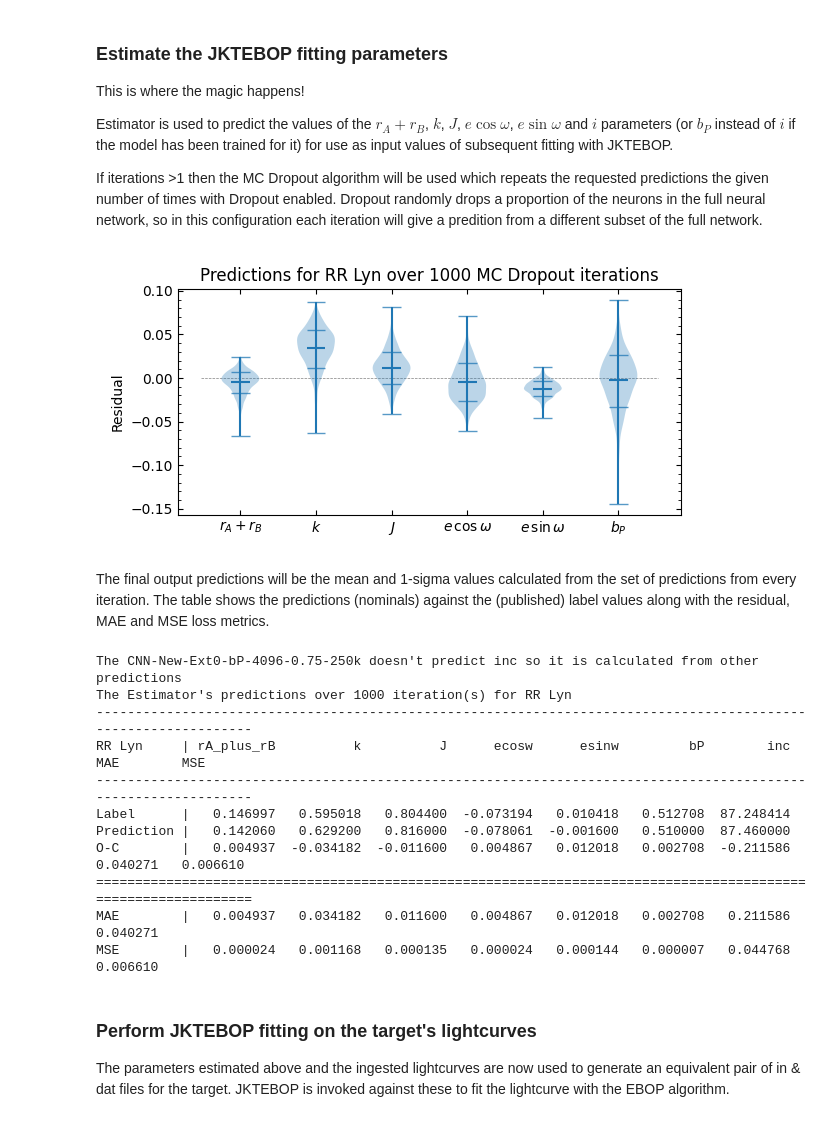
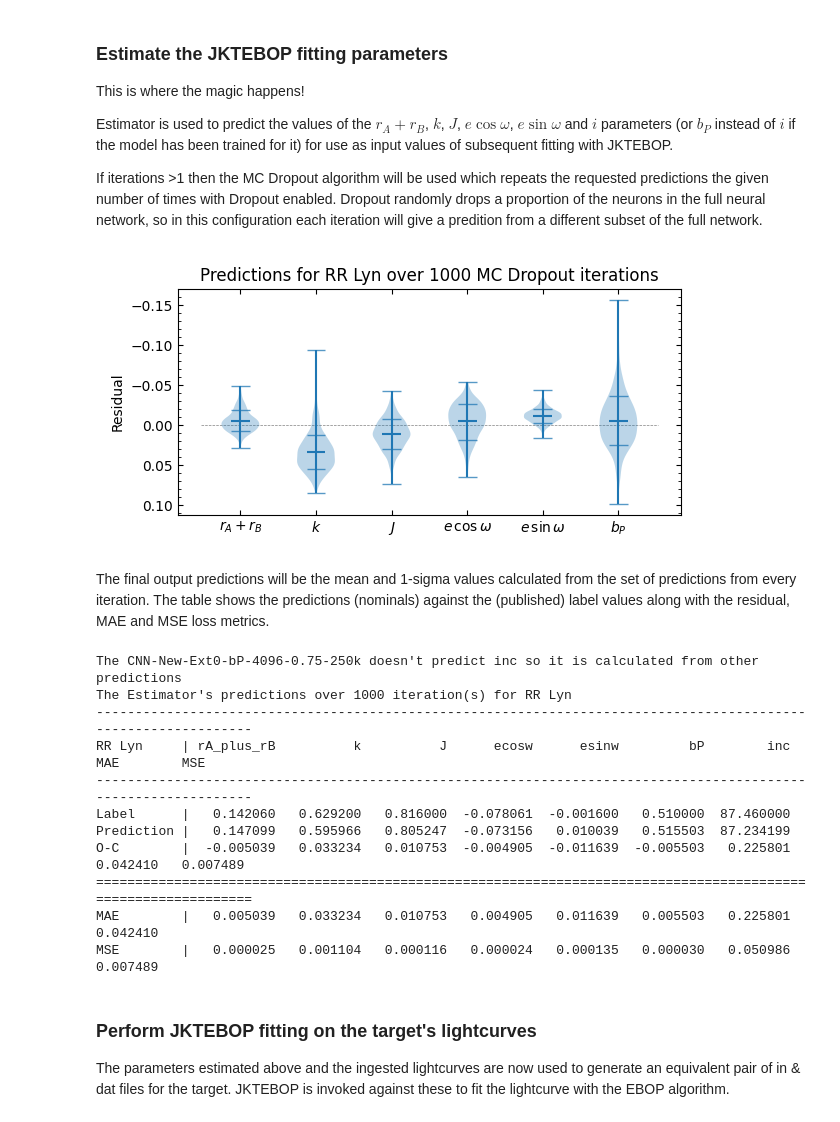
Before and after one commit to SteveOv/ebop_maven, a Jupyter notebook: model_interactive_tester.ipynb, the cells around one changed output. Cells and saved outputs as stored; diff of their text form; code cells hidden in the pictures.

Commit message:
fixed pred/fit tables as the preds/labels were being switched

```diff
--- a/model_interactive_tester.ipynb
+++ b/model_interactive_tester.ipynb
@@ -152,21 +152,22 @@ of the full network.
 # %%
 # The model predicts scaled values (e.g. inc*0.01) which the Estimator "unscales" for us. An
 # iterations > 1 triggers the MC Dropout algorithm, returning multiple predictions per inst which
 # we can treat as a probability density. Returned preds in shape (#insts, #labels, #iterations)
 iterations = 1000
 raw_preds = estimator.predict_raw(np.array([mags]), np.array([[]]), iterations)[0]
 
 if iterations > 1:
     # Plot the raw residuals; this will show us the distribution of each predicted param
+    # Invert the y-axis for effect, so it's clear when preds are higher or lower than label.
     label_values = np.array([labels[k] for k in estimator.label_names])[:, np.newaxis]
     residuals = np.subtract(label_values, raw_preds)
     fig, axes = plt.subplots(figsize=(6, 3), tight_layout=True)
     plotting.plot_prediction_distributions_on_axes(axes, residuals, estimator.label_names,
-                                violin_plot=True, show_1sigma_lines=True, ylabel="Residual",
+                                violin_plot=True, show_1sigma_lines=True, ylabel="Residual", inverty=True,
                                 title=f"Predictions for {target_label} over {iterations} MC Dropout iterations")
     plt.show()
 # %% [output]
-[figure, old version]
+[figure, new version]
 # %% [markdown]
 The final output predictions will be the mean and 1-sigma values calculated
 from the set of predictions from every iteration. The table shows the
@@ -186,19 +187,19 @@ if "inc" not in predictions and "bP" in predictions:
 
 # Produce some statistics on the quality of the predictions.
 print(f"The Estimator's predictions over {iterations} iteration(s) for {target}")
-model_testing.preds_vs_labels_dicts_to_table([labels], [predictions], [target], predicted_labels)
+model_testing.preds_vs_labels_dicts_to_table([predictions], [labels], [target], predicted_labels)
 # %% [output]
 The CNN-New-Ext0-bP-4096-0.75-250k doesn't predict inc so it is calculated from other predictions
 The Estimator's predictions over 1000 iteration(s) for RR Lyn
 ---------------------------------------------------------------------------------------------------------------
 RR Lyn     | rA_plus_rB          k          J      ecosw      esinw         bP        inc        MAE        MSE
 ---------------------------------------------------------------------------------------------------------------
-Label      |   0.146997   0.595018   0.804400  -0.073194   0.010418   0.512708  87.248414
-Prediction |   0.142060   0.629200   0.816000  -0.078061  -0.001600   0.510000  87.460000
-O-C        |   0.004937  -0.034182  -0.011600   0.004867   0.012018   0.002708  -0.211586   0.040271   0.006610
+Label      |   0.142060   0.629200   0.816000  -0.078061  -0.001600   0.510000  87.460000
+Prediction |   0.147099   0.595966   0.805247  -0.073156   0.010039   0.515503  87.234199
+O-C        |  -0.005039   0.033234   0.010753  -0.004905  -0.011639  -0.005503   0.225801   0.042410   0.007489
 ===============================================================================================================
-MAE        |   0.004937   0.034182   0.011600   0.004867   0.012018   0.002708   0.211586   0.040271
-MSE        |   0.000024   0.001168   0.000135   0.000024   0.000144   0.000007   0.044768              0.006610
+MAE        |   0.005039   0.033234   0.010753   0.004905   0.011639   0.005503   0.225801   0.042410
+MSE        |   0.000025   0.001104   0.000116   0.000024   0.000135   0.000030   0.050986              0.007489
 # %% [markdown]
 ### Perform JKTEBOP fitting on the target's lightcurves
 The parameters estimated above and the ingested lightcurves are now used to generate
```
Also changed, not shown: parts of 3 cells of this notebook.
